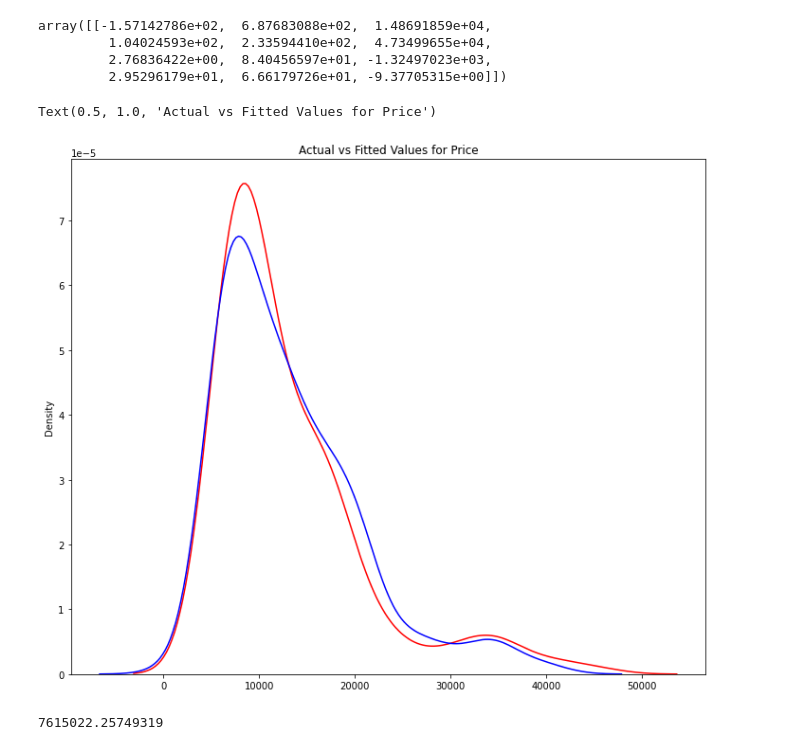
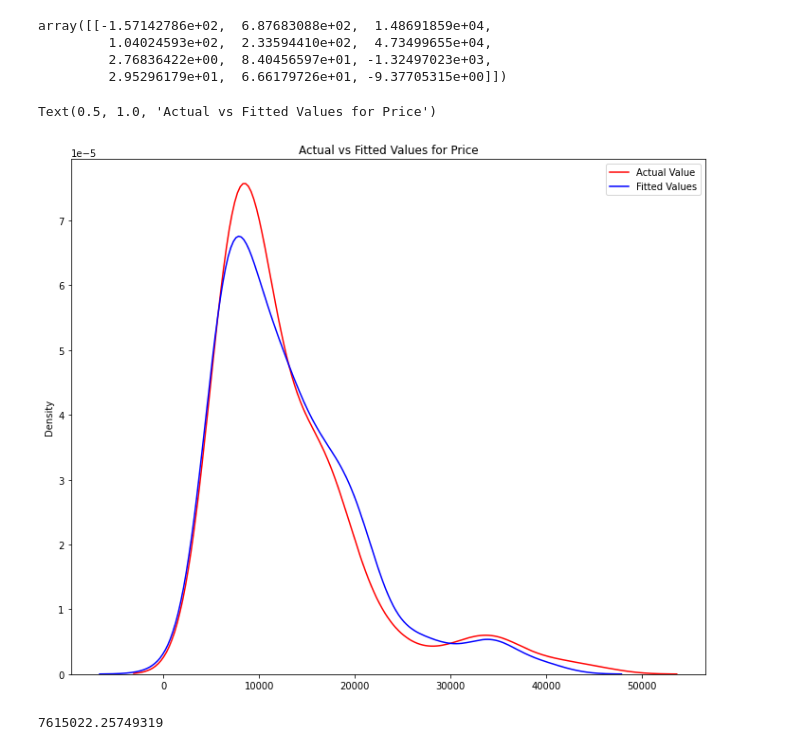
Before and after one commit to bayonlelukmansalami/bayonlelukmansalami, a Jupyter notebook: car-data-analysis-and-prediction-using-python.ipynb, the cells around one changed output. Drawn from its saved outputs; the diff is of its cells as text; code cells hidden in the pictures.

```diff
--- a/car-data-analysis-and-prediction-using-python.ipynb
+++ b/car-data-analysis-and-prediction-using-python.ipynb
@@ -459,13 +459,14 @@ array([[-1.57142786e+02,  6.87683088e+02,  1.48691859e+04,
 # %%
 plt.figure(figsize=(12, 10))
 
 
 ax1 = sns.distplot(Y, hist=False, color="r", label="Actual Value")
 sns.distplot(Yhat, hist=False, color="b", label="Fitted Values", ax=ax1)
+plt.legend()
 plt.title('Actual vs Fitted Values for Price')
 # %% [output]
 Text(0.5, 1.0, 'Actual vs Fitted Values for Price')
-[figure, old version]
+[figure, new version]
 # %%
 mean_squared_error(Y,Yhat)
 # %% [output]
```
Also changed, not shown: parts of 2 cells of this notebook.
